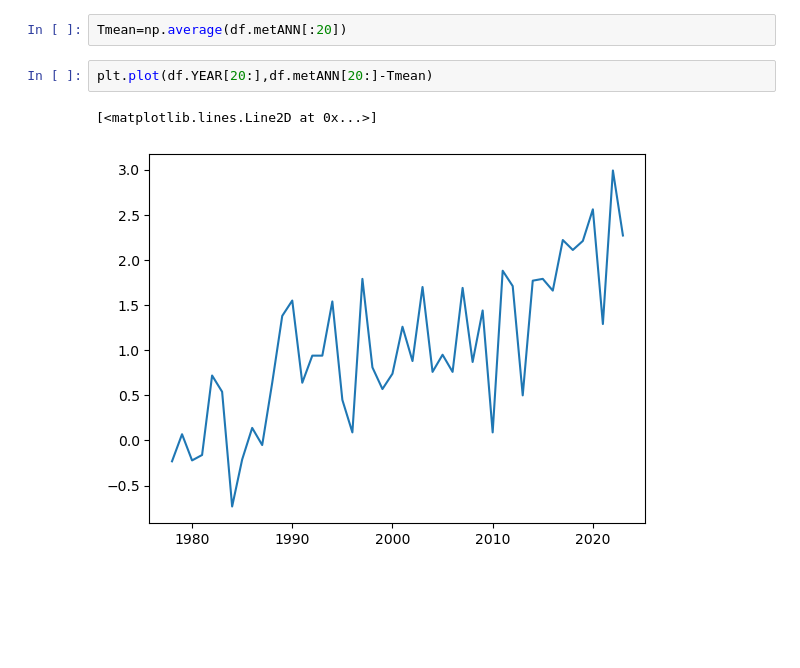
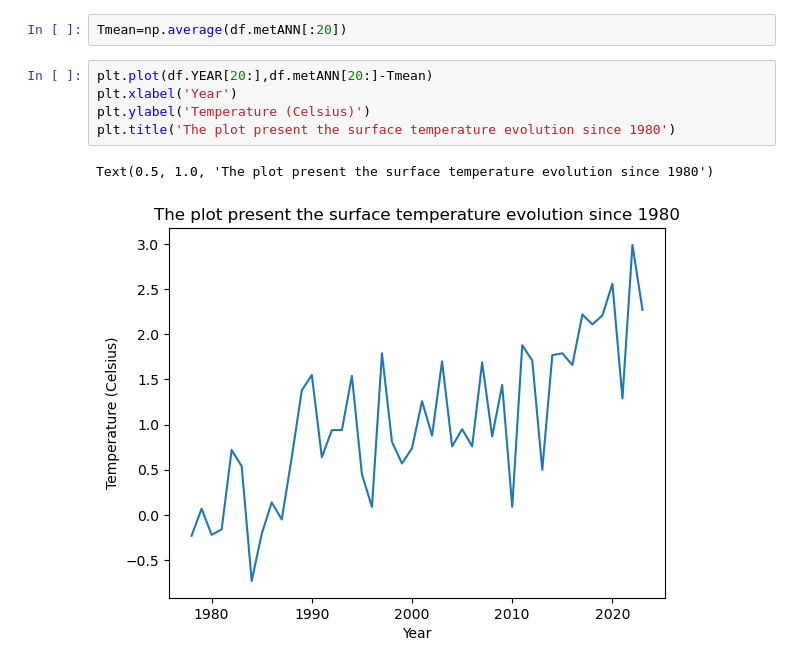
Before and after one commit to katy-030596/ERCA_Group8, a Jupyter notebook: Group8.ipynb, the cells around one changed output. Drawn from its saved outputs; the diff is of its cells as text; blank space fills up the shorter version.

```diff
--- a/Group8.ipynb
+++ b/Group8.ipynb
@@ -16,6 +16,9 @@ df = pd.read_csv("data.txt", sep='\\s+', skiprows=2)
 Tmean=np.average(df.metANN[:20])
 # %%
 plt.plot(df.YEAR[20:],df.metANN[20:]-Tmean)
+plt.xlabel('Year')
+plt.ylabel('Temperature (Celsius)')
+plt.title('The plot present the surface temperature evolution since 1980')
 # %% [output]
-[<matplotlib.lines.Line2D at 0x...>]
+Text(0.5, 1.0, 'The plot present the surface temperature evolution since 1980')
-[figure, old version]
+[figure, new version]
```
